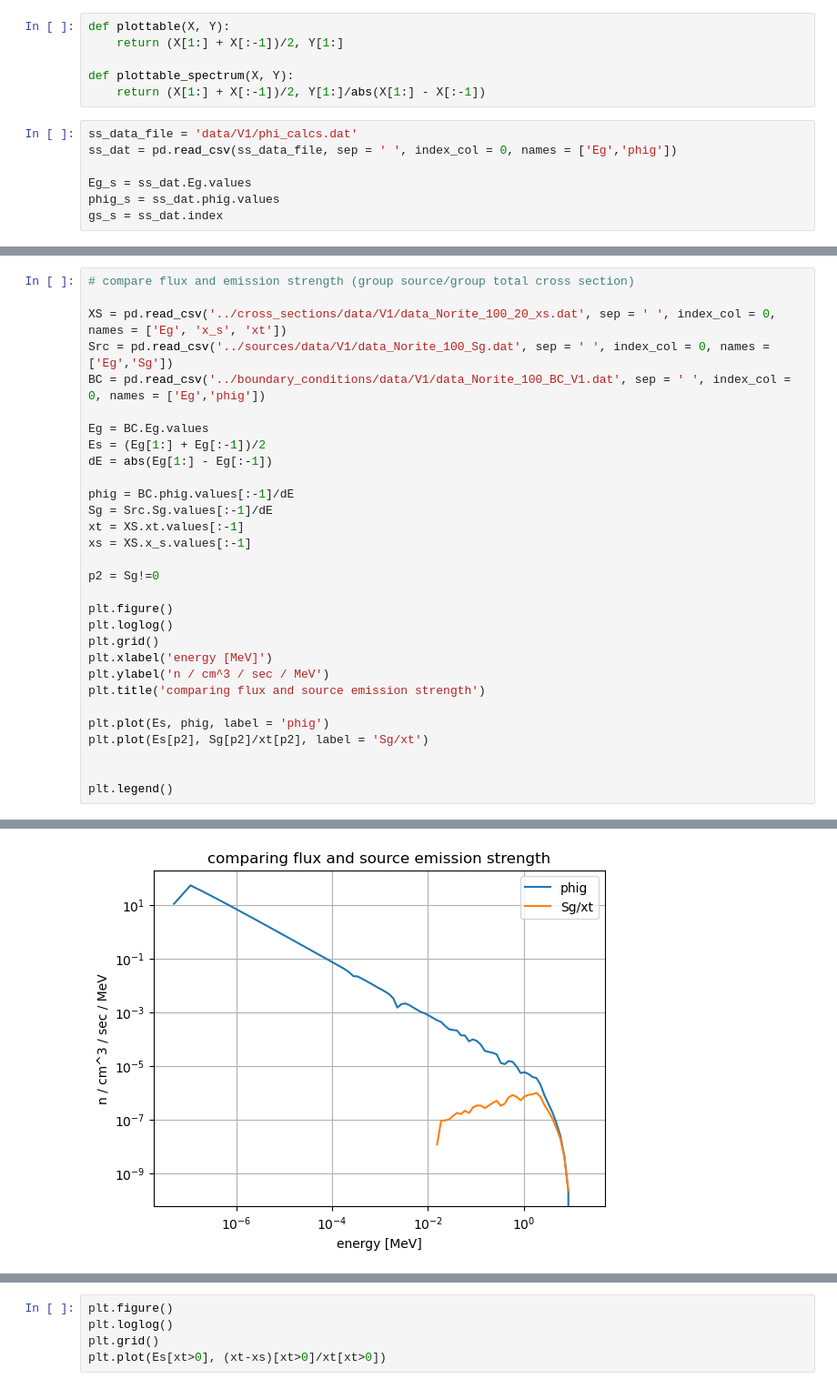
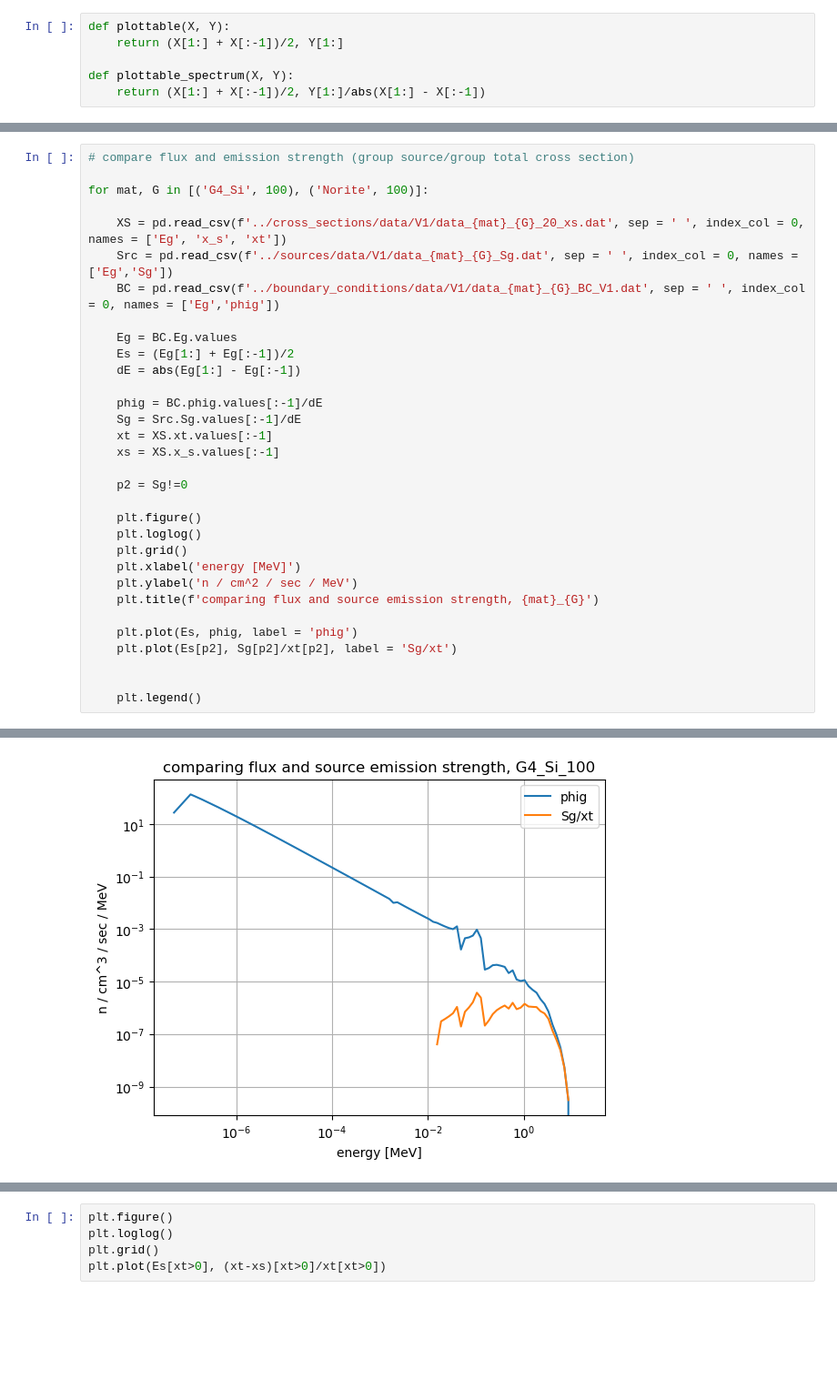
Before and after one commit to villano-lab/ntransporter, a Jupyter notebook: boundary_conditions/plotting_bc.ipynb, the cells around one changed output, grey strips where cells are left out. Shown at 91% size. Drawn from its saved outputs; the diff is of its cells as text; blank space fills up the shorter version.

```diff
--- a/boundary_conditions/plotting_bc.ipynb
+++ b/boundary_conditions/plotting_bc.ipynb
@@ -10,11 +10,4 @@ def plottable(X, Y):
 
 def plottable_spectrum(X, Y):
     return (X[1:] + X[:-1])/2, Y[1:]/abs(X[1:] - X[:-1])
-# %%
-ss_data_file = 'data/V1/phi_calcs.dat'
-ss_dat = pd.read_csv(ss_data_file, sep = ' ', index_col = 0, names = ['Eg','phig'])
-
-Eg_s = ss_dat.Eg.values
-phig_s = ss_dat.phig.values
-gs_s = ss_dat.index
 # %%
@@ -43,31 +48,33 @@ plt.legend()
 # %%
 # compare flux and emission strength (group source/group total cross section)
 
-XS = pd.read_csv('../cross_sections/data/V1/data_Norite_100_20_xs.dat', sep = ' ', index_col = 0, names = ['Eg', 'x_s', 'xt'])
-Src = pd.read_csv('../sources/data/V1/data_Norite_100_Sg.dat', sep = ' ', index_col = 0, names = ['Eg','Sg'])
-BC = pd.read_csv('../boundary_conditions/data/V1/data_Norite_100_BC_V1.dat', sep = ' ', index_col = 0, names = ['Eg','phig'])
+for mat, G in [('G4_Si', 100), ('Norite', 100)]:
 
-Eg = BC.Eg.values
-Es = (Eg[1:] + Eg[:-1])/2
-dE = abs(Eg[1:] - Eg[:-1])
+    XS = pd.read_csv(f'../cross_sections/data/V1/data_{mat}_{G}_20_xs.dat', sep = ' ', index_col = 0, names = ['Eg', 'x_s', 'xt'])
+    Src = pd.read_csv(f'../sources/data/V1/data_{mat}_{G}_Sg.dat', sep = ' ', index_col = 0, names = ['Eg','Sg'])
+    BC = pd.read_csv(f'../boundary_conditions/data/V1/data_{mat}_{G}_BC_V1.dat', sep = ' ', index_col = 0, names = ['Eg','phig'])
 
-phig = BC.phig.values[:-1]/dE
-Sg = Src.Sg.values[:-1]/dE
-xt = XS.xt.values[:-1]
-xs = XS.x_s.values[:-1]
+    Eg = BC.Eg.values
+    Es = (Eg[1:] + Eg[:-1])/2
+    dE = abs(Eg[1:] - Eg[:-1])
 
-p2 = Sg!=0
+    phig = BC.phig.values[:-1]/dE
+    Sg = Src.Sg.values[:-1]/dE
+    xt = XS.xt.values[:-1]
+    xs = XS.x_s.values[:-1]
 
-plt.figure()
-plt.loglog()
-plt.grid()
-plt.xlabel('energy [MeV]')
-plt.ylabel('n / cm^3 / sec / MeV')
-plt.title('comparing flux and source emission strength')
+    p2 = Sg!=0
 
-plt.plot(Es, phig, label = 'phig')
-plt.plot(Es[p2], Sg[p2]/xt[p2], label = 'Sg/xt')
+    plt.figure()
+    plt.loglog()
+    plt.grid()
+    plt.xlabel('energy [MeV]')
+    plt.ylabel('n / cm^2 / sec / MeV')
+    plt.title(f'comparing flux and source emission strength, {mat}_{G}')
+
+    plt.plot(Es, phig, label = 'phig')
+    plt.plot(Es[p2], Sg[p2]/xt[p2], label = 'Sg/xt')
 
 
-plt.legend()
+    plt.legend()
 # %% [output]
@@ -75 +81 @@ plt.legend()
-[figure, old version]
+[figure, new version]
```
Also changed, not shown: parts of 2 cells of this notebook, 2 other files.
